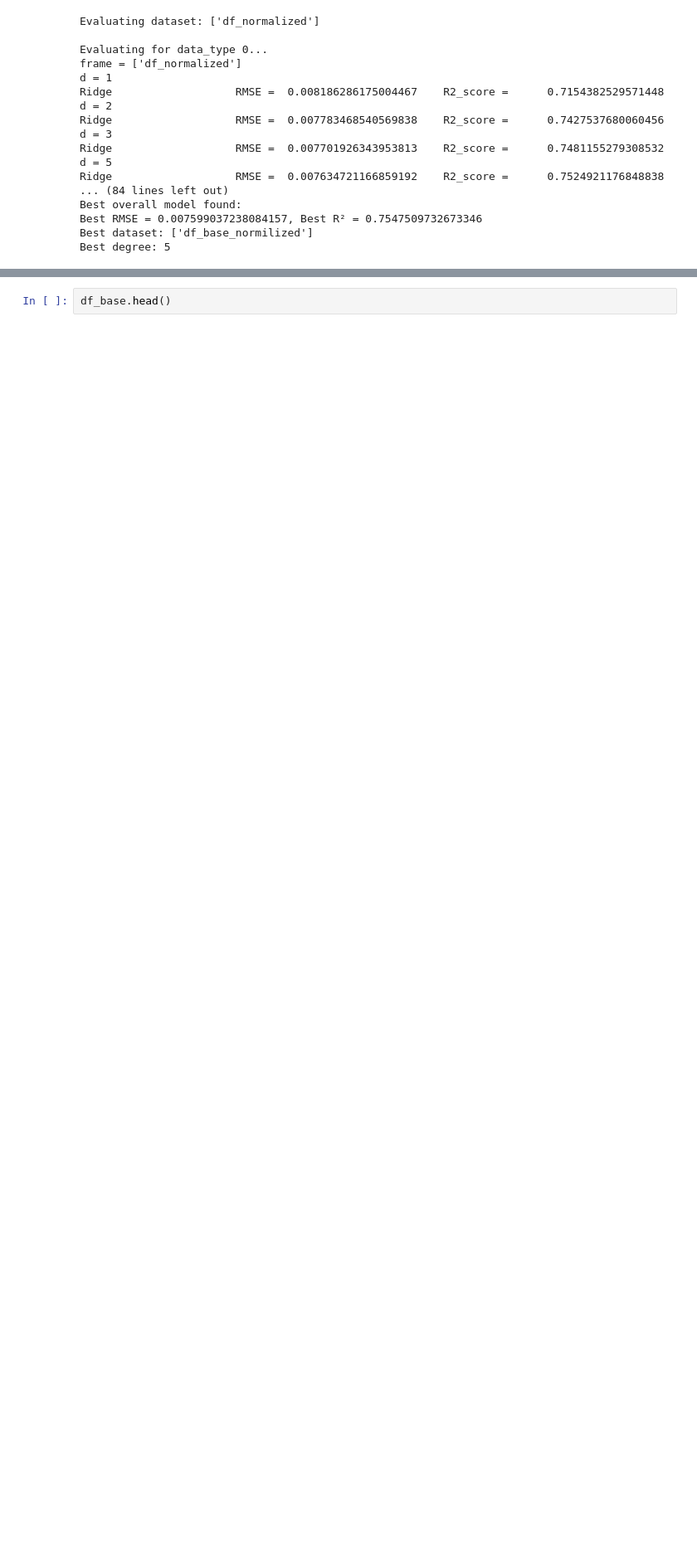
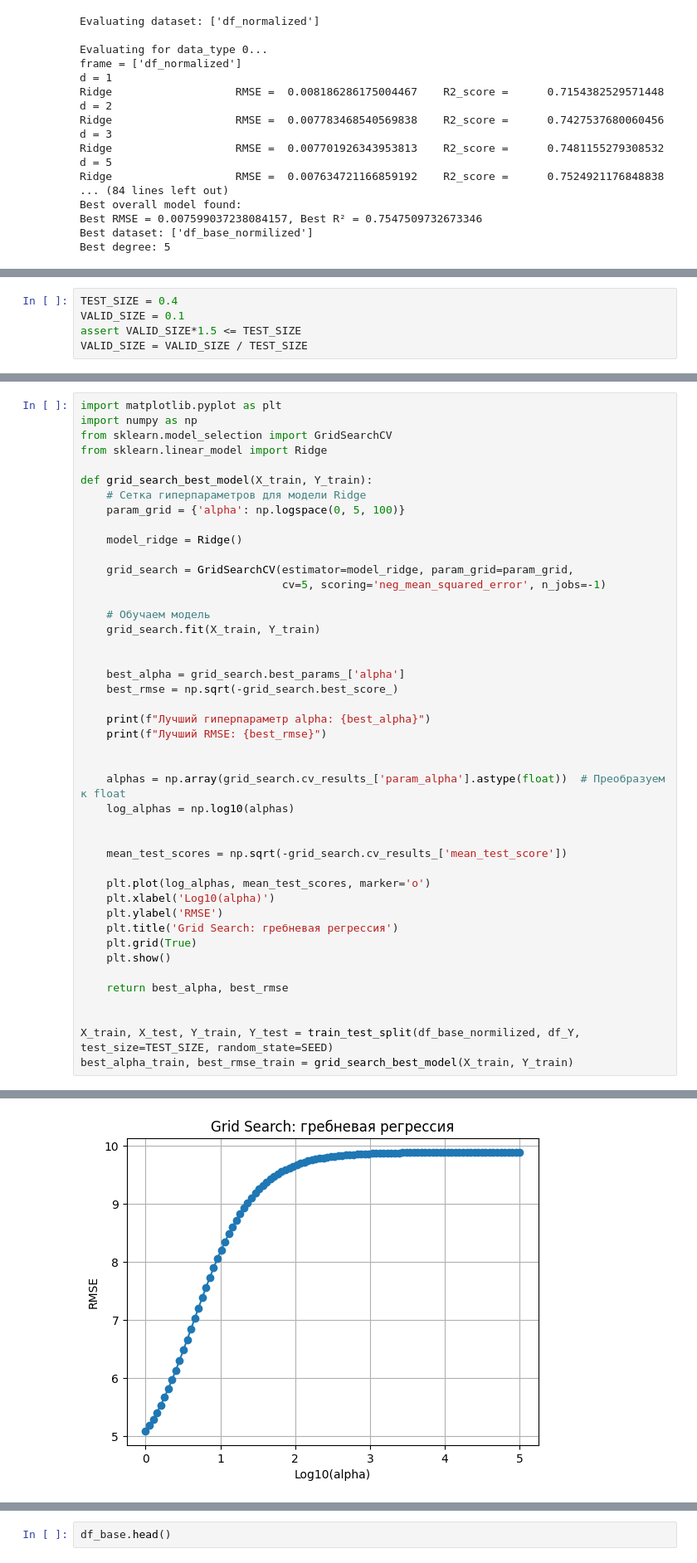
Before and after one commit to nikoloskorzun/Intelligent_analysis_and_data_processing, a Jupyter notebook: Intelligent analysis and data processing/lab1/lab1.ipynb, the cells around one changed output, grey strips where cells are left out. Shown at 83% size. Drawn from its saved outputs; the diff is of its cells as text; blank space fills up the shorter version.

```diff
--- a/Intelligent analysis and data processing/lab1/lab1.ipynb
+++ b/Intelligent analysis and data processing/lab1/lab1.ipynb
@@ -664,0 +699,5 @@ Best degree: 5
+# %%
+TEST_SIZE = 0.4
+VALID_SIZE = 0.1
+assert VALID_SIZE*1.5 <= TEST_SIZE
+VALID_SIZE = VALID_SIZE / TEST_SIZE
@@ -664,0 +709,45 @@ Best degree: 5
+# %%
+import matplotlib.pyplot as plt
+import numpy as np
+from sklearn.model_selection import GridSearchCV
+from sklearn.linear_model import Ridge
+
+def grid_search_best_model(X_train, Y_train):
+    # Сетка гиперпараметров для модели Ridge
+    param_grid = {'alpha': np.logspace(0, 5, 100)}
+
+    model_ridge = Ridge()
+
+    grid_search = GridSearchCV(estimator=model_ridge, param_grid=param_grid,
+                               cv=5, scoring='neg_mean_squared_error', n_jobs=-1)
+
+    # Обучаем модель
+    grid_search.fit(X_train, Y_train)
+
+
+    best_alpha = grid_search.best_params_['alpha']
+    best_rmse = np.sqrt(-grid_search.best_score_)
+
+    print(f"Лучший гиперпараметр alpha: {best_alpha}")
+    print(f"Лучший RMSE: {best_rmse}")
+
+
+    alphas = np.array(grid_search.cv_results_['param_alpha'].astype(float))  # Преобразуем к float
+    log_alphas = np.log10(alphas)
+
+
+    mean_test_scores = np.sqrt(-grid_search.cv_results_['mean_test_score'])
+
+    plt.plot(log_alphas, mean_test_scores, marker='o')
+    plt.xlabel('Log10(alpha)')
+    plt.ylabel('RMSE')
+    plt.title('Grid Search: гребневая регрессия')
+    plt.grid(True)
+    plt.show()
+
+    return best_alpha, best_rmse
+
+
+X_train, X_test, Y_train, Y_test = train_test_split(df_base_normilized, df_Y, test_size=TEST_SIZE, random_state=SEED)
+best_alpha_train, best_rmse_train = grid_search_best_model(X_train, Y_train)
+# %% [output]
@@ -664,0 +756 @@ Best degree: 5
+[figure, added]
```
Also changed, not shown: parts of 13 cells of this notebook.
